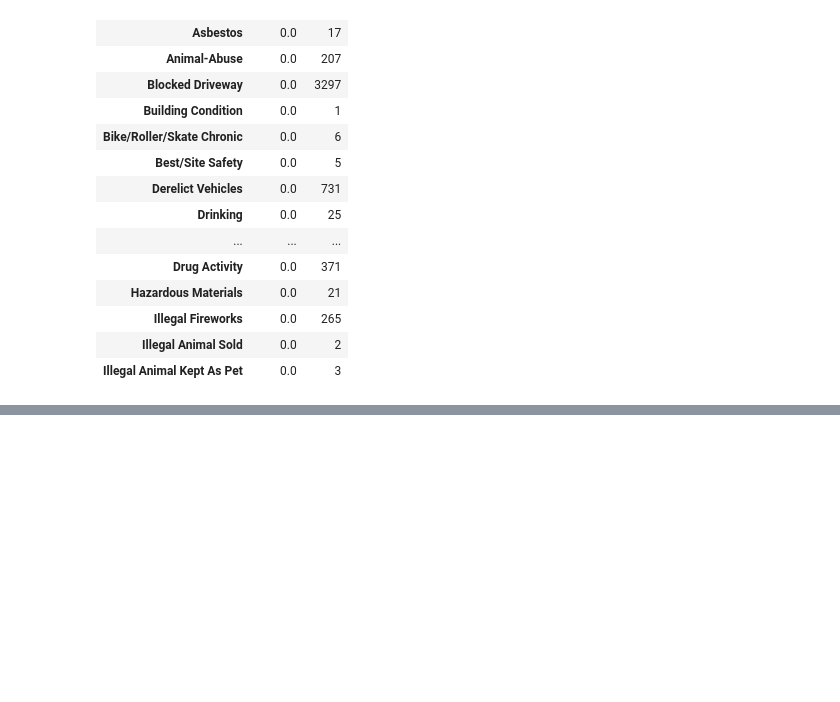
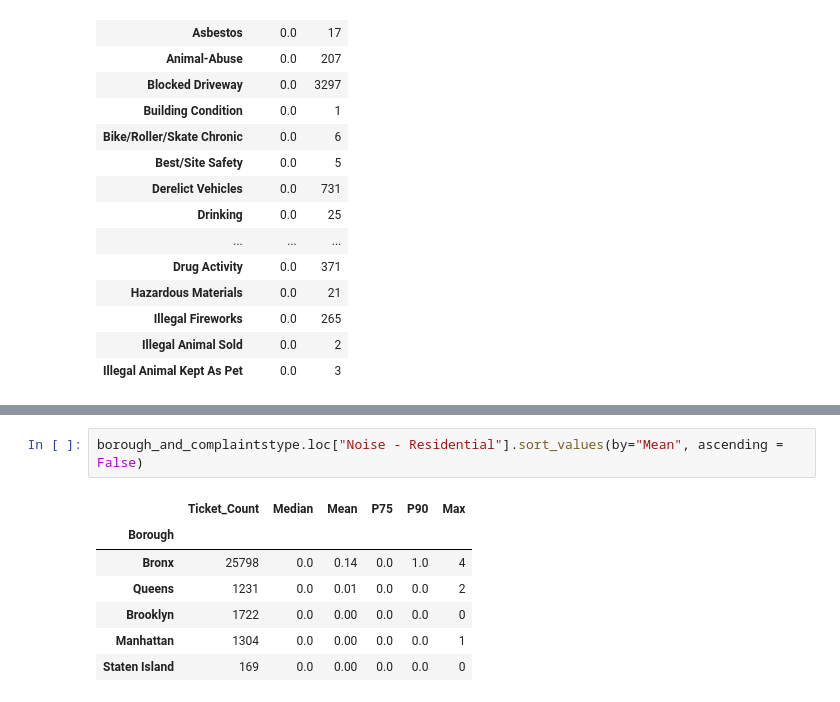
Before and after one commit to JunayedMh/nyc-311-resolution-time-analysis, a Jupyter notebook: notebook/EDA.ipynb, the cells around one changed output, grey strips where cells are left out. Drawn from its saved outputs; the diff is of its cells as text; blank space fills up the shorter version.

```diff
--- a/notebook/EDA.ipynb
+++ b/notebook/EDA.ipynb
@@ -420,0 +517,10 @@ is_volume_matter.head(20)
+# %%
+borough_and_complaintstype.loc["Noise - Residential"].sort_values(by="Mean", ascending = False)
+# %% [output]
+|  | Ticket_Count | Median | Mean | P75 | P90 | Max |
+| Borough |  |  |  |  |  |  |
+| Bronx | 25798 | 0.0 | 0.14 | 0.0 | 1.0 | 4 |
+| Queens | 1231 | 0.0 | 0.01 | 0.0 | 0.0 | 2 |
+| Brooklyn | 1722 | 0.0 | 0.00 | 0.0 | 0.0 | 0 |
+| Manhattan | 1304 | 0.0 | 0.00 | 0.0 | 0.0 | 1 |
+| Staten Island | 169 | 0.0 | 0.00 | 0.0 | 0.0 | 0 |
```
Also changed, not shown: parts of 10 cells of this notebook.
